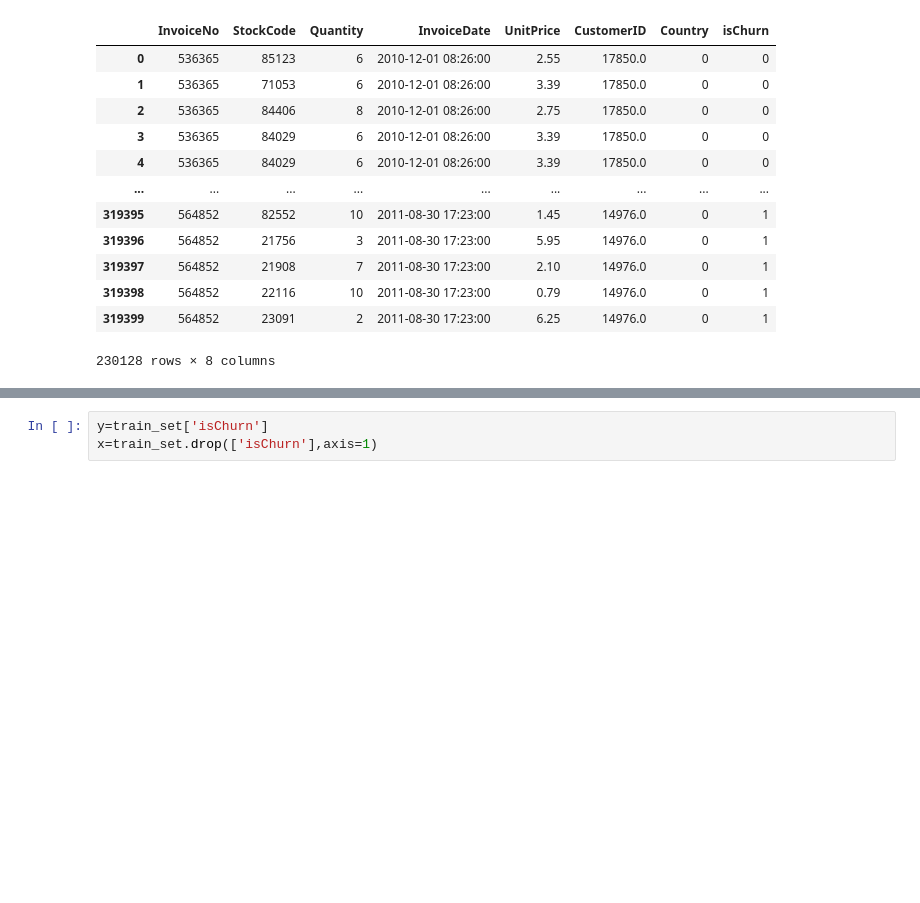
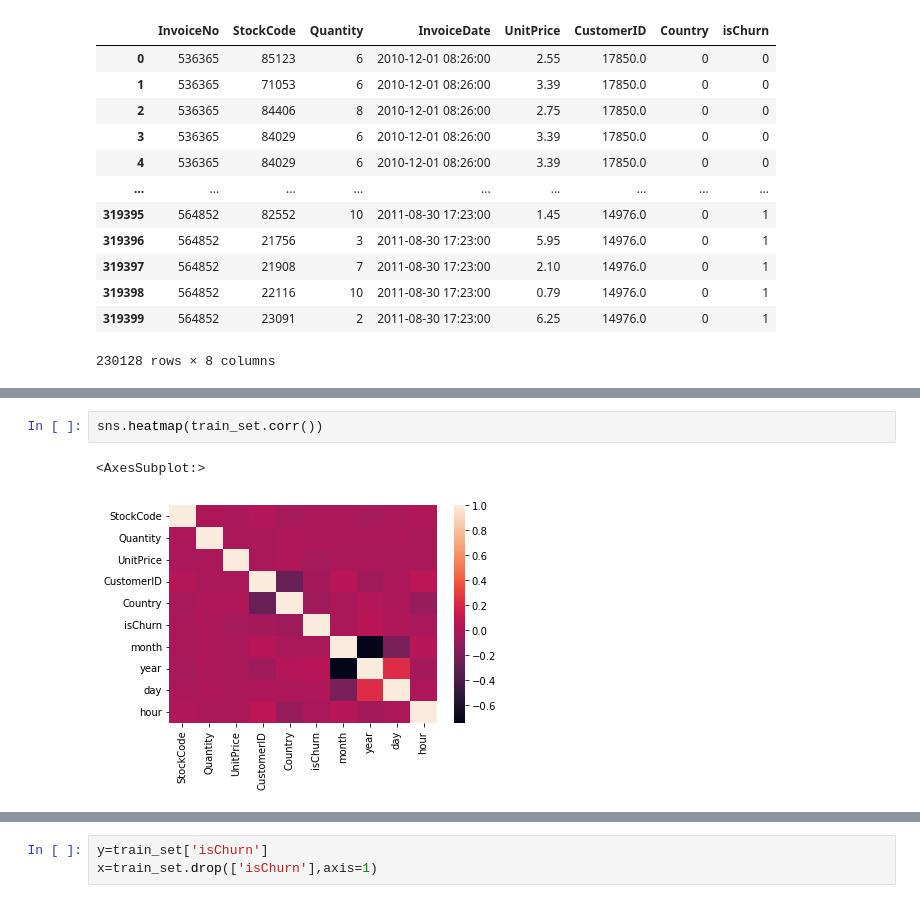
Before and after one commit to MadKauSing/Big-Data, a Jupyter notebook: MI temp/81_82_88.ipynb, the cells around one changed output, grey strips where cells are left out. Saved outputs shown, nothing was run; the diff lists cells and outputs as text; blank space fills up the shorter version.

```diff
--- a/MI temp/81_82_88.ipynb
+++ b/MI temp/81_82_88.ipynb
@@ -234,3 +266,8 @@ Index(['StockCode', 'Quantity', 'UnitPrice', 'CustomerID', 'Country',
+# %%
+sns.heatmap(train_set.corr())
+# %% [output]
+<AxesSubplot:>
+[figure, added]
 # %%
 #normalising train set
 from hmac import trans_36
```
Also changed, not shown: parts of 11 cells of this notebook.
